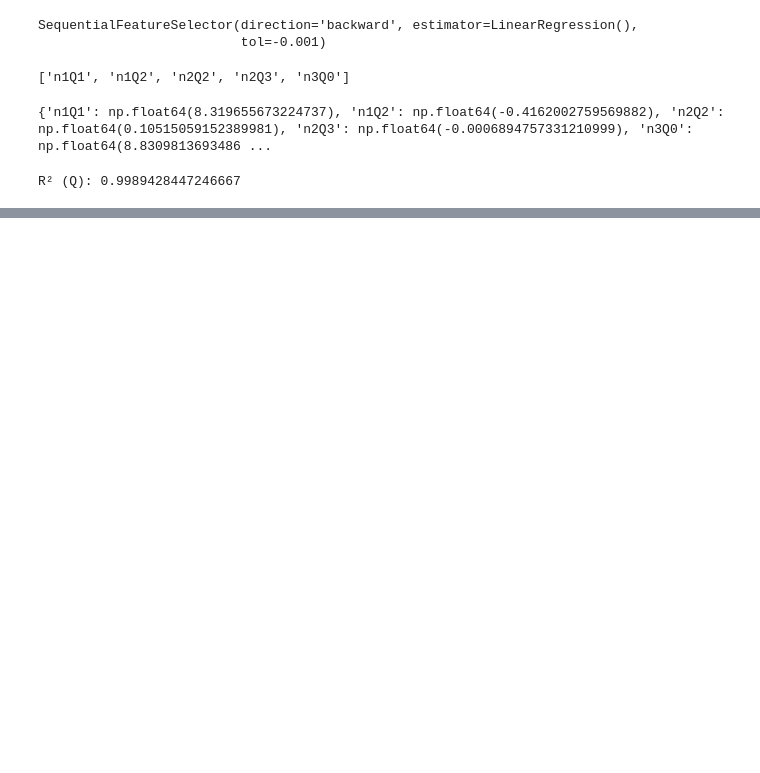
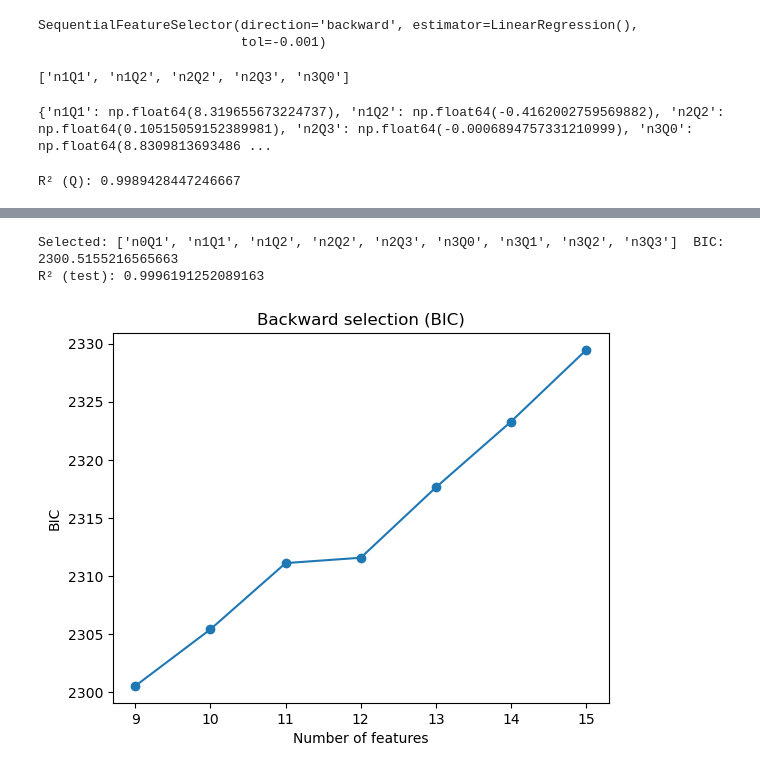
Before and after one commit to CapperTheRose16/Project-in-Machine-Learning, a Jupyter notebook: Task 0/Backwards_selection.ipynb, the cells around one changed output, grey strips where cells are left out. Saved outputs shown, nothing was run; the diff lists cells and outputs as text; code cells hidden in the pictures; blank space fills up the shorter version.

```diff
--- a/Task 0/Backwards_selection.ipynb
+++ b/Task 0/Backwards_selection.ipynb
@@ -60,0 +140,30 @@ R² (Q): 0.9989428447246667
+# %%
+def backward_bic(X, y):
+    selected = list(X.columns)
+    history = [bic(X[selected], y)]
+    while len(selected) > 1:
+        scores = {f: bic(X[[c for c in selected if c != f]], y) for f in selected}
+        best = None
+        for f in scores:
+            if best is None or scores[f] < scores[best]:
+                best = f
+        if scores[best] >= history[-1]:
+            break
+        selected.remove(best)
+        history.append(scores[best])
+    return selected, history
+
+selected_bwd, history_bwd = backward_bic(X_train, y_train)
+print("Selected:", selected_bwd, " BIC:", history_bwd[-1])
+
+model_bwd = LinearRegression().fit(X_train[selected_bwd], y_train)
+print("R² (test):", r2_score(y_test, model_bwd.predict(X_test[selected_bwd])))
+
+p = X_train.shape[1]
+plt.plot(range(p, p - len(history_bwd), -1), history_bwd, marker="o")
+plt.xlabel("Number of features"); plt.ylabel("BIC"); plt.title("Backward selection (BIC)")
+plt.show()
+# %% [output]
+Selected: ['n0Q1', 'n1Q1', 'n1Q2', 'n2Q2', 'n2Q3', 'n3Q0', 'n3Q1', 'n3Q2', 'n3Q3']  BIC: 2300.5155216565663
+R² (test): 0.9996191252089163
+[figure, added]
```
Also changed, not shown: parts of 10 cells of this notebook, 4 other files.
